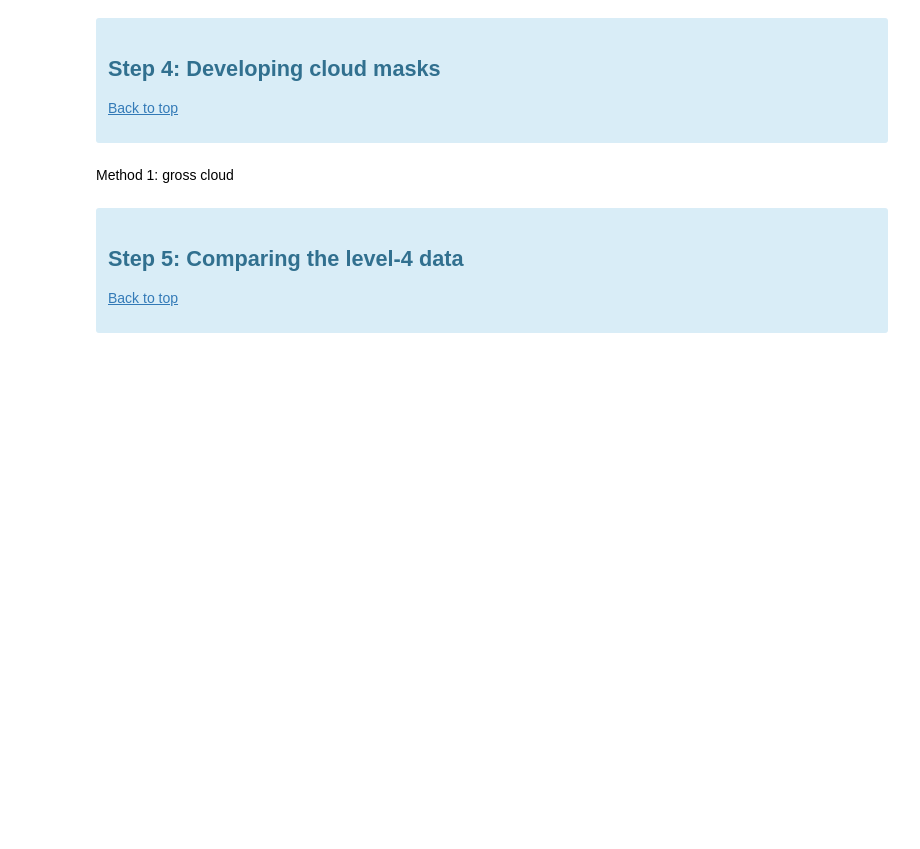
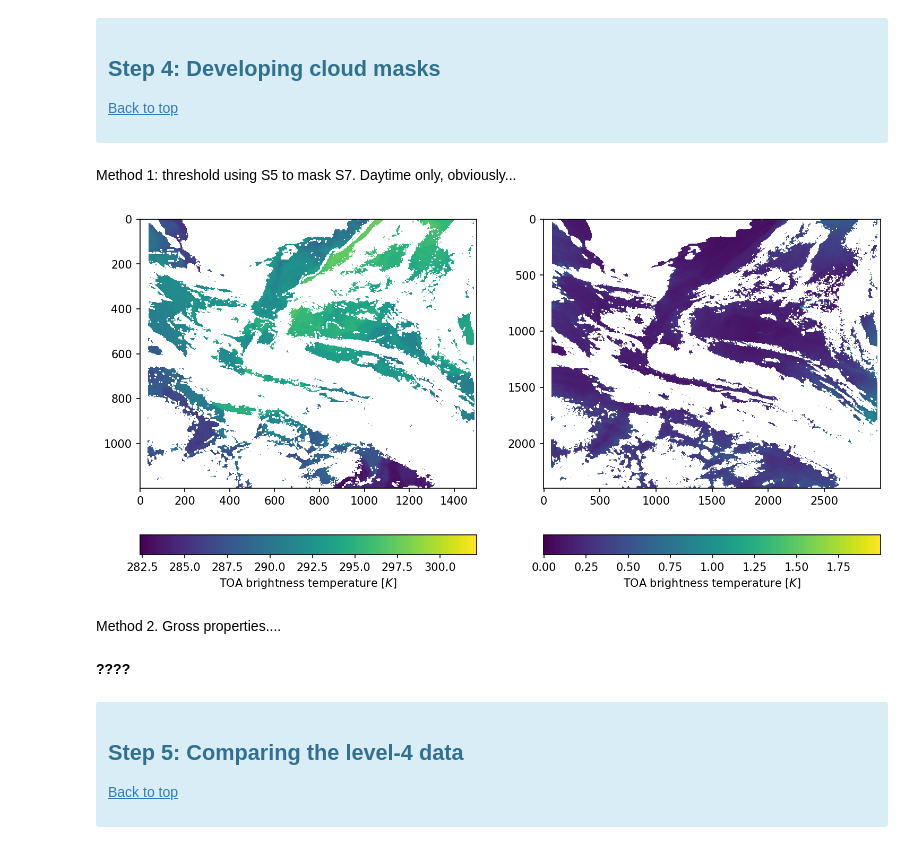
Before and after one commit to wekeo/learn-slstr, a Jupyter notebook: 2_SLSTR_advanced/2_2_SLSTR_channel_comparison_cloud_flagging.ipynb, the cells around one changed output. Saved outputs shown, nothing was run; the diff lists cells and outputs as text; code cells hidden in the pictures; blank space fills up the shorter version.

```diff
--- a/2_SLSTR_advanced/2_2_SLSTR_channel_comparison_cloud_flagging.ipynb
+++ b/2_SLSTR_advanced/2_2_SLSTR_channel_comparison_cloud_flagging.ipynb
@@ -304,8 +311,36 @@ Compare. Different magnitudes, esp at eastern edge of scene. Different atmos pat
 [Back to top](#TOC_TOP)
 
 </div>
-# %% [markdown]
-Method 1: gross cloud
+# %% [markdown]
+Method 1: threshold using S5 to mask S7. Daytime only, obviously...
+# %%
+# S5 threshold [mW.m^-2.sr^-1.nm^-1]
+thresh_val = 2
+
+# Quick comparison
+fig, axs = plt.subplots(1, 2, figsize=(12, 10), dpi=150)
+
+var = np.array(band_dict[f"S7_BT_in"])
+cloud = np.array(band_dict['flags_in_cloud'])
+land = np.array(band_dict['flags_in_land'])
+var[land == 1] = np.nan
+var[cloud == 1] = np.nan
+
+c = axs[0].imshow(var)
+cb_ax = fig.add_axes([axs[0].get_position().x0, 0.250, axs[0].get_position().width, 0.025])
+fig.colorbar(c, cax=cb_ax, orientation="horizontal", label=label)
+
+var = np.array(band_dict[f"S5_radiance_an"])
+var[var > thresh_val] = np.nan
+c = axs[1].imshow(var)
+cb_ax = fig.add_axes([axs[1].get_position().x0, 0.250, axs[1].get_position().width, 0.025])
+fig.colorbar(c, cax=cb_ax, orientation="horizontal", label=label);
+# %% [output]
+[figure, added]
+# %% [markdown]
+Method 2. Gross properties....
+# %% [markdown]
+**????**
 # %% [markdown]
 <div class="alert alert-info" role="alert">
 
```
Also changed, not shown: parts of 6 cells of this notebook, 3 other files.
